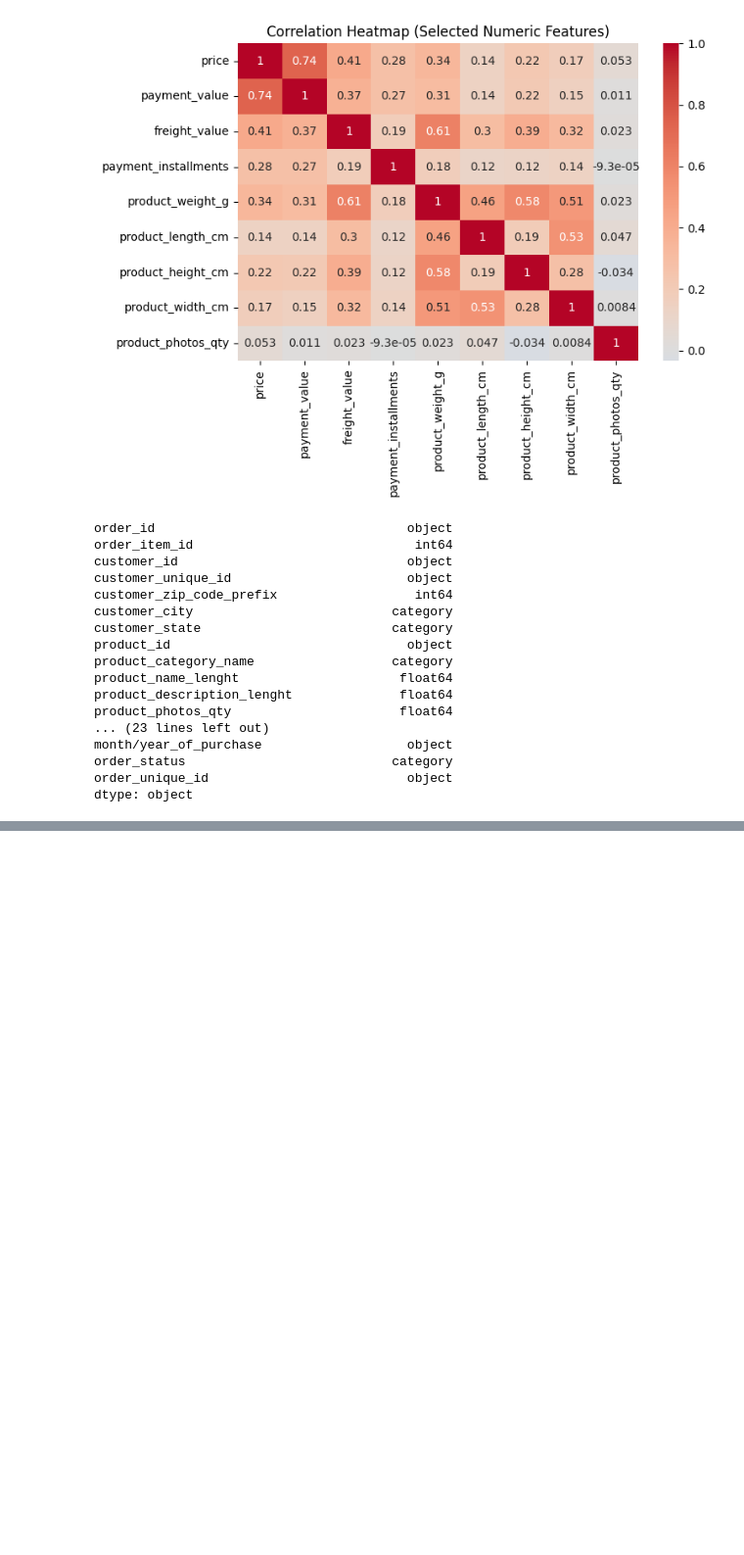
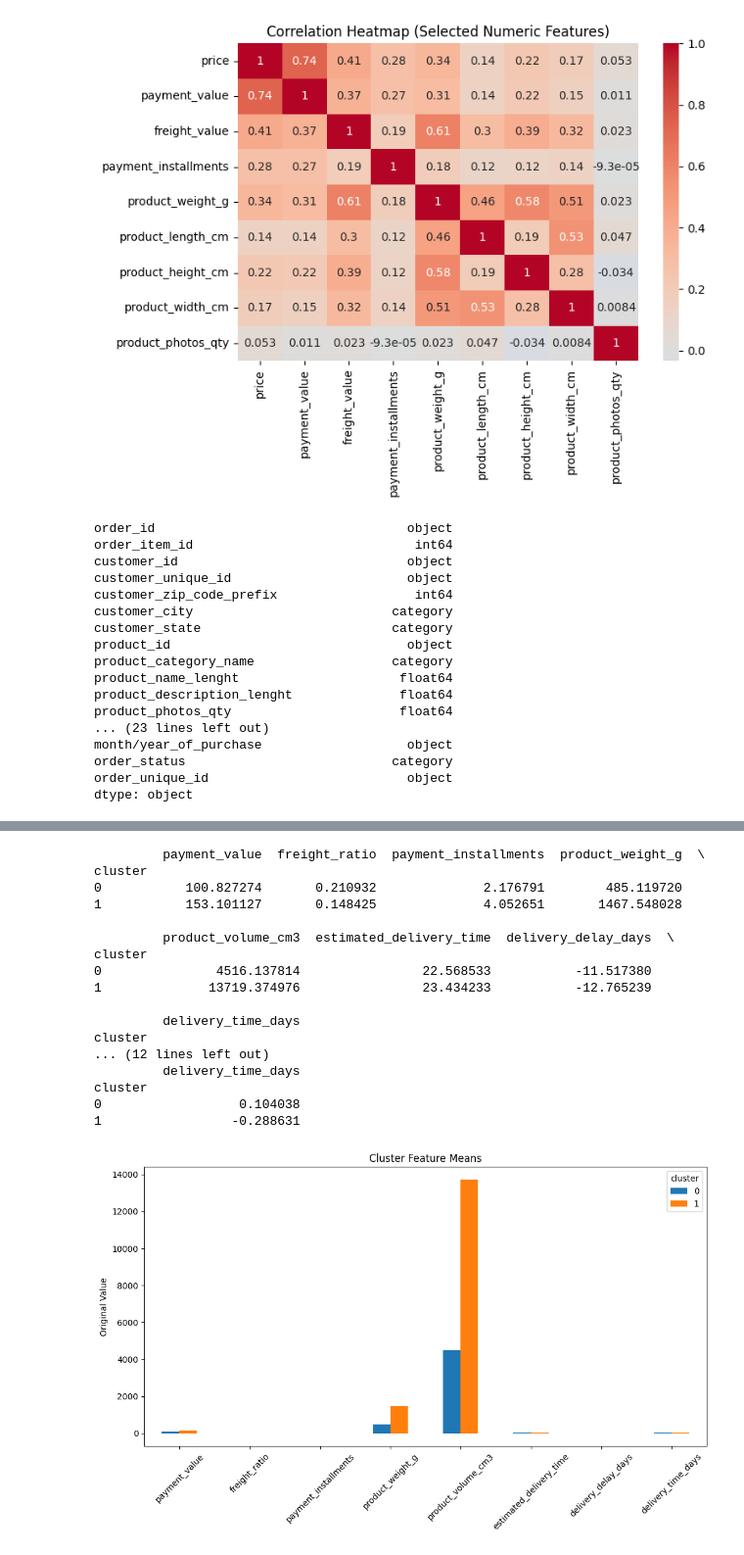
Before and after one commit to FilipStam97/brazilian-ecommerce-unsupervised-learning, a Jupyter notebook: brazilian-ecommerce-clustering.ipynb, the cells around one changed output, grey strips where cells are left out. Shown at 98% size. Saved outputs shown, nothing was run; the diff lists cells and outputs as text; code cells hidden in the pictures; blank space fills up the shorter version.

```diff
--- a/brazilian-ecommerce-clustering.ipynb
+++ b/brazilian-ecommerce-clustering.ipynb
@@ -367,0 +598,38 @@ Davies Bouldin score: 2.2016
+# %%
+df_profile = df.loc[X_sample.index].copy()
+df_profile["cluster"] = labels
+
+cluster_profile = df_profile.groupby("cluster")[cluster_features].mean()
+print(cluster_profile)
+
+global_mean = df_profile[cluster_features].mean()
+
+comparison = cluster_profile - global_mean
+print(comparison)
+
+import matplotlib.pyplot as plt
+
+cluster_profile.T.plot(kind='bar', figsize=(12,6))
+plt.title("Cluster Feature Means")
+plt.ylabel("Original Value")
+plt.xticks(rotation=45)
+plt.show()
+# %% [output]
+         payment_value  freight_ratio  payment_installments  product_weight_g  \
+cluster
+0           100.827274       0.210932              2.176791        485.119720
+1           153.101127       0.148425              4.052651       1467.548028
+
+         product_volume_cm3  estimated_delivery_time  delivery_delay_days  \
+cluster
+0               4516.137814                22.568533           -11.517380
+1              13719.374976                23.434233           -12.765239
+
+         delivery_time_days
+cluster
+... (12 lines left out)
+         delivery_time_days
+cluster
+0                  0.104038
+1                 -0.288631
+[figure, added]
```
Also changed, not shown: parts of 13 cells of this notebook.
